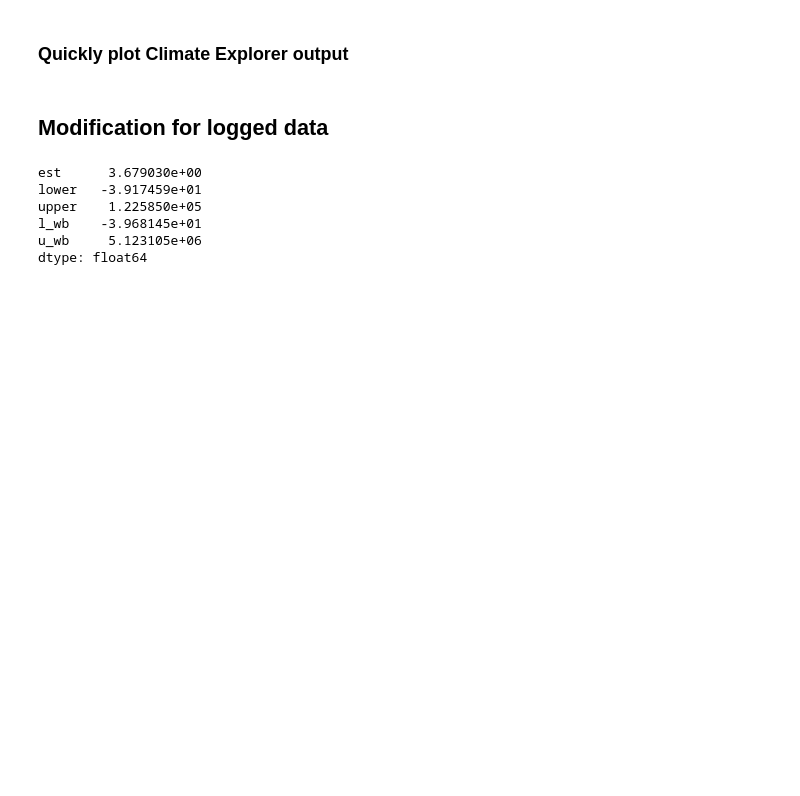
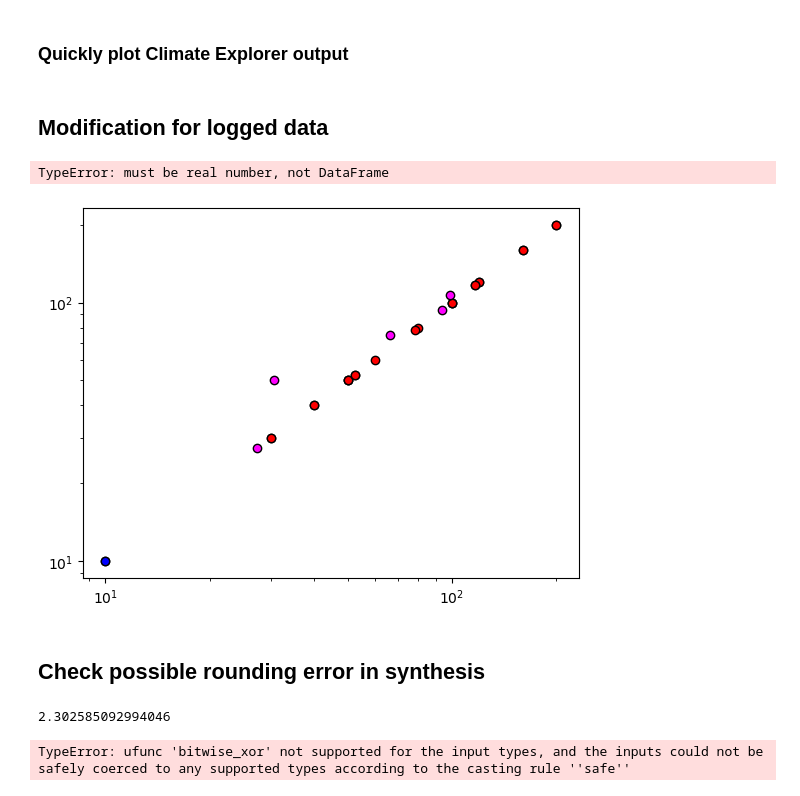
Before and after one commit to clairbarnes/wwa-current, a Jupyter notebook: 00_model-fitting-dev/synthesis/synthesis-python.ipynb, the cells around one changed output. Drawn from its saved outputs; the diff is of its cells as text; code cells hidden in the pictures; blank space fills up the shorter version.

```diff
--- a/00_model-fitting-dev/synthesis/synthesis-python.ipynb
+++ b/00_model-fitting-dev/synthesis/synthesis-python.ipynb
@@ -312,0 +281,14 @@ obs_synth = np.exp(obs_synth)
+# %%
+synth_fnm = "toy"
+
+df_in = pd.read_table(synth_fnm+"_in.txt", skiprows = 1, sep = " ", names = ["y0","y1","est", "lower", "upper", "ci", "model", "m2", "m3"])
+
+obs_in = df_in.iloc[:1]
+models_in = df_in.iloc[2:]
+
+df_out = pd.read_fwf(synth_fnm+"_out.txt", comment = "#", header = None, widths = [5,5,12,12,12,12,12,4,99],
+                     names = ["y0", "y1", "est", "lower", "upper", "l_wb", "u_wb", "group", "model"], index_col = "model")
+# %%
+res = synthesis(obs_in, models_in, cx_format = True, take_logs = True)
+# %% [output]
+TypeError: must be real number, not DataFrame
@@ -313,25 +303,56 @@ obs_synth = np.exp(obs_synth)
+# %%
+gcols = {"obs" : "blue",
+             "obs_synth" : "blue",
+             "models" : "red",
+             "models_synth" : "red",
+             "synthesis" : "magenta",
+             "synth_uw" : "slateblue",
+             "" : "white"}
+
+synth_res = res["df"]
+plt.scatter(synth_res.loc[:,["est", "lower", "upper", "l_wb", "u_wb"]],
+            df_out.loc[:,["est", "lower", "upper", "l_wb", "u_wb"]], color = "w", zorder = -99)
+ax = plt.gca()
+for g in ["obs", "obs_synth", "models", "models_synth", "synthesis"]:
+    ax.scatter(synth_res.loc[synth_res.group == g, ["est", "lower", "upper", "l_wb", "u_wb"]],
+                df_out.loc[df_out.group == ["obs", "obs_synth", "models", "models_synth", "synthesis"].index(g)+1, ["est", "lower", "upper", "l_wb", "u_wb"]],
+    facecolor = gcols[g], edgecolor = "k")
+ax.set_xscale('log')
+ax.set_yscale('log')
+# %% [output]
+[figure, added]
+# %% [markdown]
+## **Check possible rounding error in synthesis**
 # %%
-    ##~~~~~~~~~~~~~~~~~~~~~~~~~~~~~~~~~~~~~~~~~~~~~~~~~~~~~~~~~~~~~~~~~~~~~~~~~~~~~~~~~~~~~~
-    ## COMBINE MODELS AND OBSERVATIONS
+# weighted mean of models & obs (weighted by total precision of each estimate)
+obs_synth = synth_res.loc[synth_res.group == "obs_synth", ["est", "lower", "upper", "l_wb", "u_wb"]].squeeze()
+models_synth = synth_res.loc[synth_res.group == "models_synth", ["est", "lower", "upper", "l_wb", "u_wb"]].squeeze()
 
-    # weighted mean of models & obs (weighted by total precision of each estimate)
-    w_obs = 1 / np.sqrt((obs_synth["u_wb"] - obs_synth["l_wb"]))
-    w_mod = 1 / np.sqrt((models_synth["u_wb"] - models_synth["l_wb"]))
+def qsynth(o, m, dp = None):
+
+    o, m = [np.log(x) for x in [o,m]]
+
+    print((o["u_wb"] - o["l_wb"]))
+
+    w_obs = (o["u_wb"] - o["l_wb"])^(-2)
+    w_mod = (m["u_wb"] - m["l_wb"])^(-2)
+
     tw = w_obs + w_mod
 
-    wmean = (w_obs * obs_synth["est"] + w_mod * models_synth["est"]) / (w_obs + w_mod)
+    wmean = (w_obs * o["est"] + w_mod * m["est"]) / (w_obs + w_mod)
 
     # get weighted intervals above & below best estimate
-    bounds = np.sqrt(w_obs*(obs_synth.est - obs_synth)**2 + w_mod*(models_synth.est - models_synth)**2) / (w_obs + w_mod)
+    bounds = np.sqrt(w_obs*(o.est - o)**2 + w_mod*(m.est - m)**2) / (w_obs + w_mod)
 
     # add weighted intervals to weighted mean
-    synth_w = wmean + (bounds * np.sign(obs_synth - obs_synth.est))
+    synth_w = wmean + (bounds * np.sign(o - o.est))
+
+    if dp is not None:
+        synth_w = round(synth_w, dp)
+
+    return np.exp(synth_w)
+
+qsynth(obs_synth, models_synth)
+# %% [output]
+2.302585092994046
+TypeError: ufunc 'bitwise_xor' not supported for the input types, and the inputs could not be safely coerced to any supported types according to the casting rule ''safe''
-# %%
-round(synth_w,5)
-# %% [output]
-est      3.679030e+00
-lower   -3.917459e+01
-upper    1.225850e+05
-l_wb    -3.968145e+01
-u_wb     5.123105e+06
-dtype: float64
```
Also changed, not shown: parts of 21 cells of this notebook, 1 other file.
